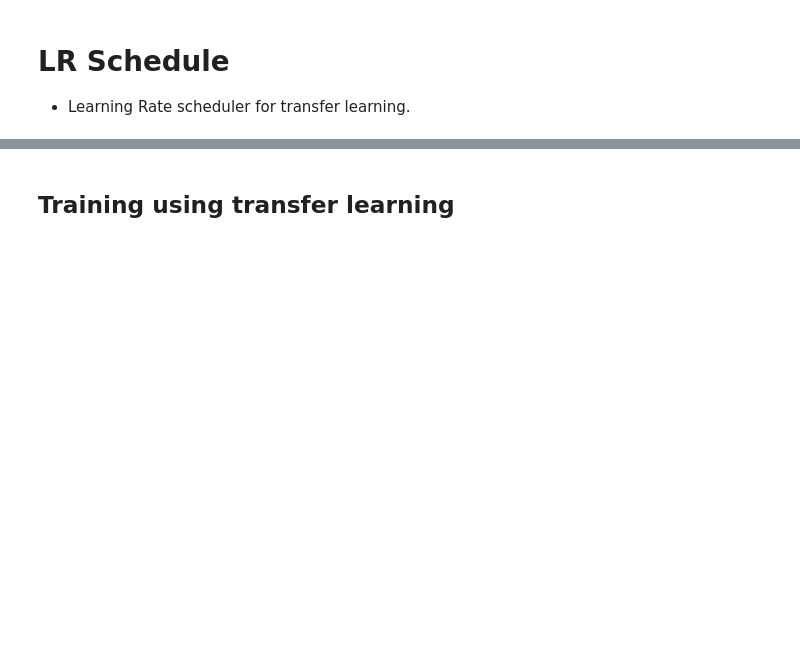
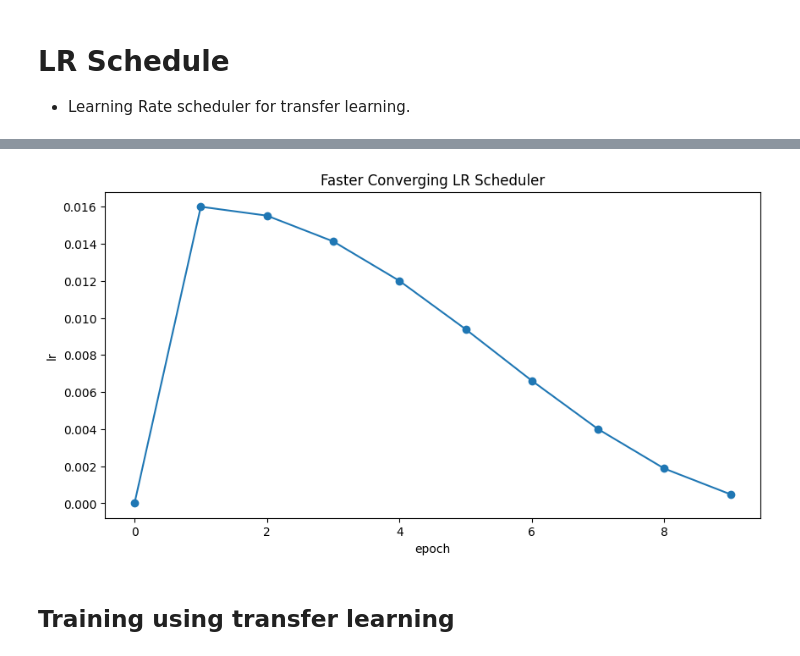
Before and after one commit to jameslu3/bird-sound-detection, a Jupyter notebook: birdclef24-initial-implementation.ipynb, the cells around one changed output, grey strips where cells are left out. Cells and saved outputs as stored; diff of their text form; code cells hidden in the pictures; blank space fills up the shorter version.

```diff
--- a/birdclef24-initial-implementation.ipynb
+++ b/birdclef24-initial-implementation.ipynb
@@ -678,3 +690,40 @@ lr_cb = get_lr_callback(CFG.batch_size, plot=True)
+# %%
+import math
+from tensorflow import keras
+import matplotlib.pyplot as plt
+import numpy as np
+
+def get_fast_converging_lr_callback(batch_size=8, epochs=10, plot=False):
+    lr_start = 1e-5
+    lr_max = 1e-3 * (batch_size / 8)
+    lr_min = 1e-6
+    lr_ramp_ep = max(1, epochs // 10)
+    lr_decay_ep = epochs - lr_ramp_ep
+
+    def lrfn(epoch):
+        if epoch < lr_ramp_ep:
+            # Linear ramp
+            lr = (lr_max - lr_start) / lr_ramp_ep * epoch + lr_start
+        else:
+            # After ramp-up, use cosine decay
+            progress = (epoch - lr_ramp_ep) / (lr_decay_ep if lr_decay_ep > 0 else 1)
+            # Cosine decay from lr_max down to lr_min
+            lr = lr_min + (lr_max - lr_min) * 0.5 * (1 + math.cos(math.pi * progress))
+        return lr
+
+    if plot:
+        plt.figure(figsize=(10, 5))
+        plt.plot(np.arange(epochs), [lrfn(epoch) for epoch in range(epochs)], marker='o')
+        plt.xlabel('epoch')
+        plt.ylabel('lr')
+        plt.title('Faster Converging LR Scheduler')
+        plt.show()
+
+    return keras.callbacks.LearningRateScheduler(lrfn, verbose=False)
+# %%
+lr_cb = get_fast_converging_lr_callback(CFG.batch_size, CFG.epochs, plot=True)
+# %% [output]
+[figure, added]
 # %% [markdown]
 ## Training using transfer learning
 # %%
```
Also changed, not shown: parts of 12 cells of this notebook, 1 other file.
